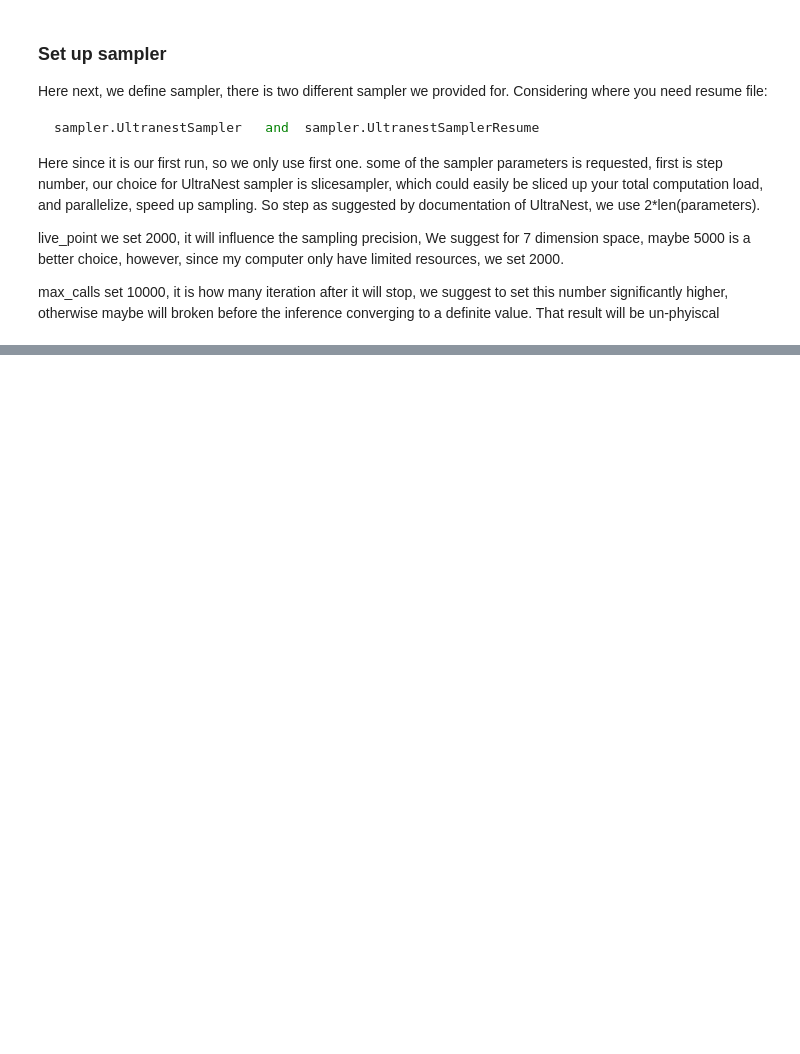
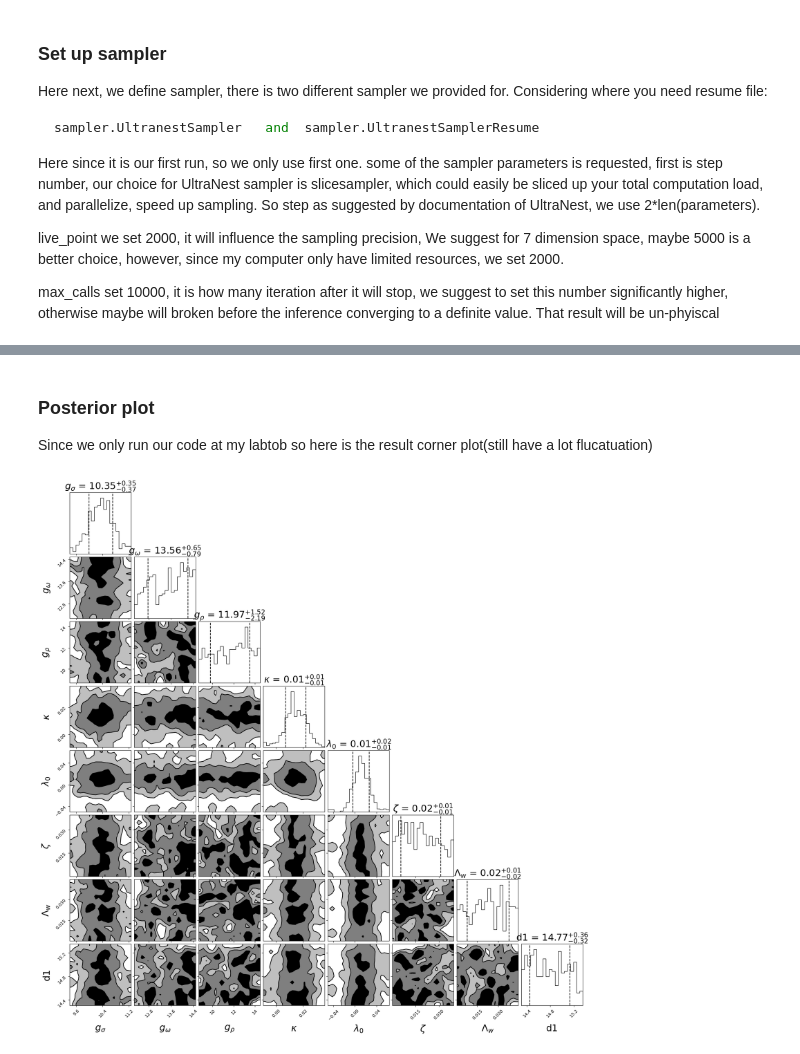
Before and after one commit to ChunHuangPhy/CompactOject, a Jupyter notebook: Test_Case/test_Inference.ipynb, the cells around one changed output, grey strips where cells are left out. Saved outputs shown, nothing was run; the diff lists cells and outputs as text; code cells hidden in the pictures; blank space fills up the shorter version.

Commit message:
add corner plot

```diff
--- a/Test_Case/test_Inference.ipynb
+++ b/Test_Case/test_Inference.ipynb
@@ -172,6 +172,6 @@ max_calls set 10000, it is how many iteration after it will stop, we suggest to
 step = 2 * len(parameters)
 live_point = 2000
 
-max_calls = 10000
+max_calls = 20000
 samples = sampler.UltranestSampler(parameters,likelihood_transform,prior_transform,step,live_point,max_calls)
 # %% [output]
@@ -185,0 +236,21 @@ KeyboardInterrupt:
+# %% [markdown]
+### Posterior plot
+Since we only run our code at my labtob so here is the result corner plot(still have a lot flucatuation)
+# %%
+import corner
+
+figure = corner.corner(samples,labels=[ r"$g_{\sigma}$", r"$g_{\omega}$",r"$g_{\rho}$",r"$\kappa$", r"$\lambda_0$",r"$\zeta$",r"$\Lambda_w$","d1","d2"],
+                    smooth=0.9,
+                    label_kwargs=dict(fontsize=22),
+                    title_kwargs=dict(fontsize=22),
+                    quantiles=[0.16, 0.84],
+                    levels=(1 - np.exp(-0.5), 1 - np.exp(-2), 1 - np.exp(-9 / 2.)),
+                    plot_density=False,
+                    plot_datapoints=False,
+                    fill_contours=True,
+                    show_titles=True,
+                    max_n_ticks=3,
+                    title_fmt= '.2f')
+                       #,range=[(10,80),(0.56,0.64),(0.10, 0.2),(150,600),(40,80),(50,75)])
+# %% [output]
+[figure, added]
```
Also changed, not shown: parts of 1 cell of this notebook.
